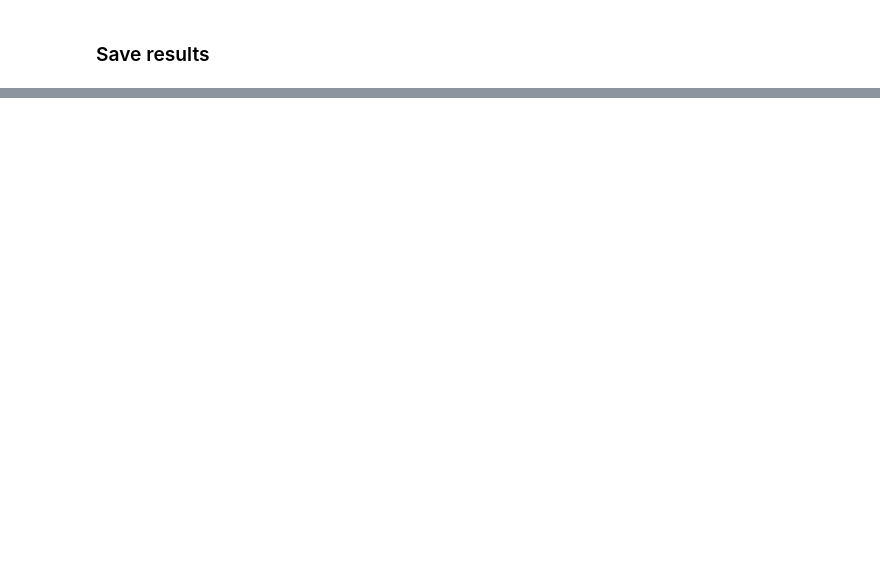
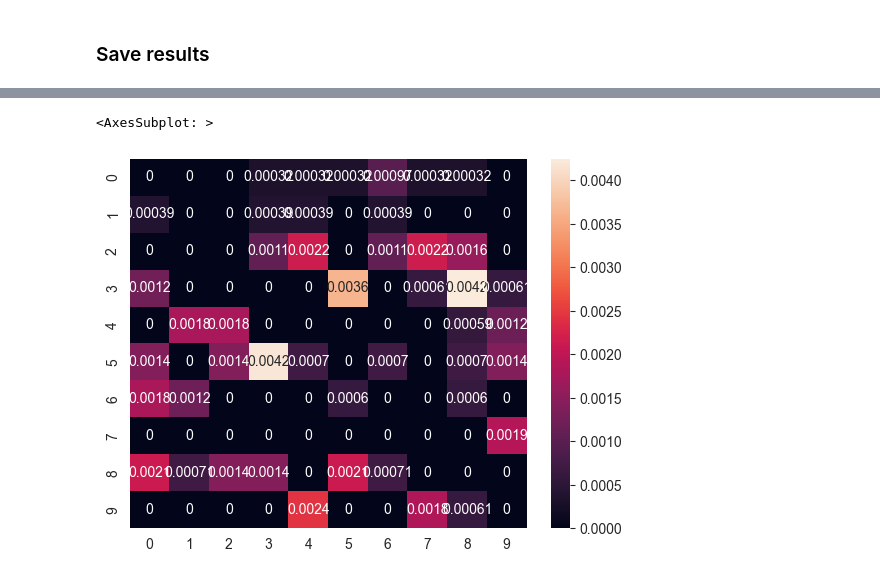
Before and after one commit to zcabbub/sl_cw2, a Jupyter notebook: code/new_cw2.ipynb, the cells around one changed output, grey strips where cells are left out. Saved outputs shown, nothing was run; the diff lists cells and outputs as text; code cells hidden in the pictures; blank space fills up the shorter version.

```diff
--- a/code/new_cw2.ipynb
+++ b/code/new_cw2.ipynb
@@ -489,3 +485,36 @@ for errors_d in errors_per_d:
+# %%
+import time
+
+means_train = []
+means_test = []
+stds_train = []
+stds_test = []
+
+start=time.time()
+for d in range(1, 8):
+    train_errors = []
+    test_errors = []
+    for run in range(20):
+        X_train, y_train, X_test, y_test = shuffle_split(data)
+
+        kpova = KPOneVsAllClassifier(polynomial_kernel, n_classes=10, d=d)
+
+        #train
+        kpova.fit(X_train, y_train, n_epochs=7)
+        y_insample = kpova.predict(X_train)
+        #test
+        y_outsample = kpova.predict(X_test)
+
+        print('\nd=' + str(d) + ' on run ' + str(run))
+        train_errors.append(get_error_percentage(y_train, y_insample))
+        test_errors.append(get_error_percentage(y_test, y_outsample))
+    means_train.append(np.mean(train_errors))
+    means_test.append(np.mean(test_errors))
+    stds_train.append(np.std(train_errors))
+    stds_test.append(np.std(test_errors))
+end = time.time()
+
+print('took {t}'.format(t=end-start))
 # %% [markdown]
 ### 2. _Cross validation_
 - perform 20 runs
@@ -505,7 +534,7 @@ def cross_validation(X, y, n_folds):
     assert len(X_folds_list) == len(y_folds_list) == n_folds
 
     errors_d = []
-    for d in range(1, 3):
+    for d in range(4, 7):
         local_errors = []
         for i in range(n_folds):
             # Create a training and test folds from given data
@@ -517,11 +546,10 @@ def cross_validation(X, y, n_folds):
             kp = KPOneVsAllClassifier(polynomial_kernel, n_classes=10, d=d)
             kp.fit(X_train_fold, y_train_fold, n_epochs=7)
             y_preds = kp.predict(X_validation_fold)
+
             local_errors.append(get_error_percentage(y_validation_fold, y_preds))
-
         errors_d.append(local_errors)
 
-    # errors[index + 1] = d, where d==index
-    np.argmax(np.mean(errors_d, axis=1))
-    return best_d
+    # +4 because we consider only ds starting from 4
+    return np.argmax(np.mean(errors_d, axis=1)) + 4
 # %% [markdown]
@@ -636,4 +684,8 @@ mean_std_df
 # %%
 import seaborn as sns
-# create confusion matrix heatmap
+# create confusion matrix heatmap to show more intuitive results
 sns.heatmap(mean_confusion, annot=True)
+sns.heatmap(std_confusion, annot=True)
+# %% [output]
+<AxesSubplot: >
+[figure, added]
```
Also changed, not shown: parts of 14 cells of this notebook, 3 other files.
